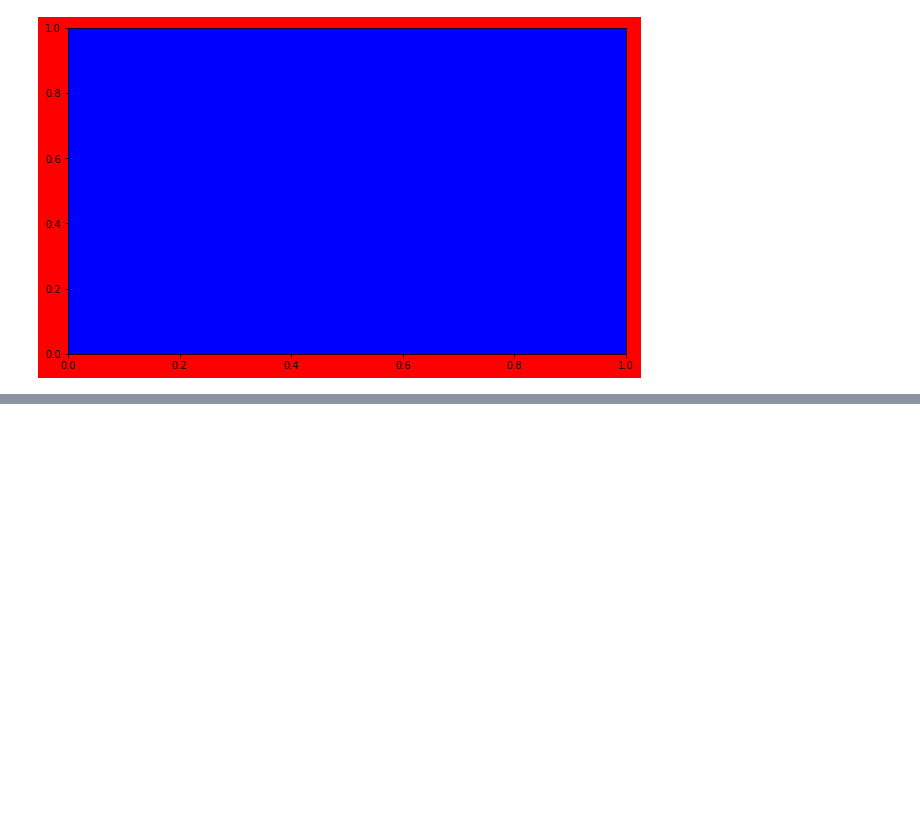
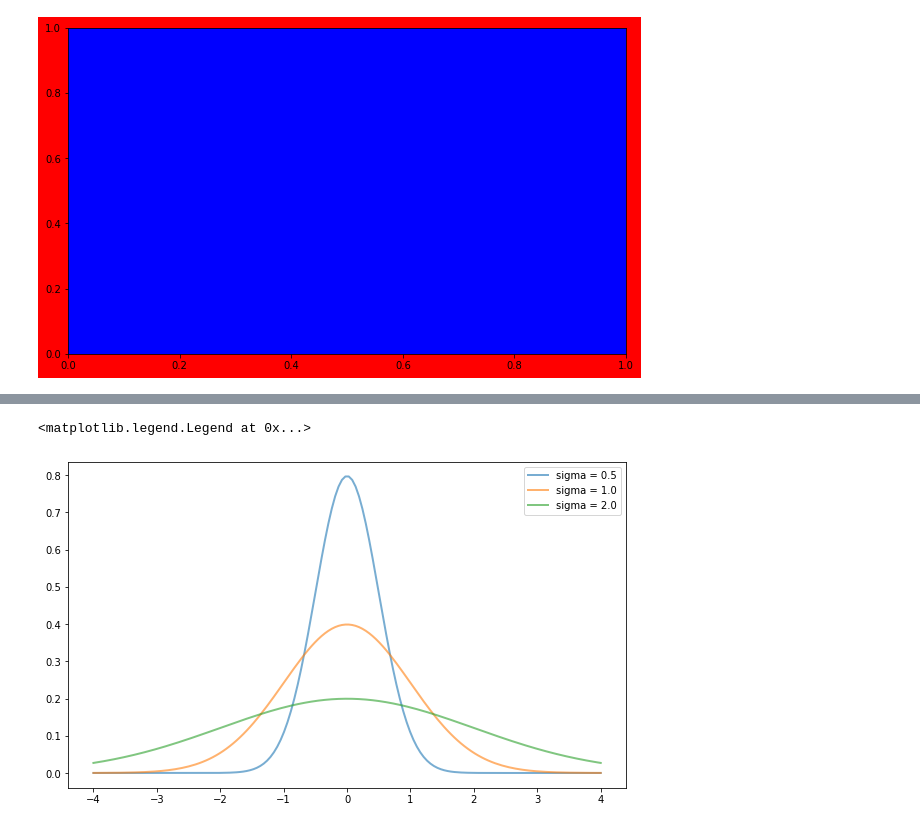
Before and after one commit to amoreira2/Lectures, a Jupyter notebook: chapters/scientific/plotting1.ipynb, the cells around one changed output, grey strips where cells are left out. Saved outputs shown, nothing was run; the diff lists cells and outputs as text; code cells hidden in the pictures; blank space fills up the shorter version.

```diff
--- a/chapters/scientific/plotting1.ipynb
+++ b/chapters/scientific/plotting1.ipynb
@@ -189,0 +204,17 @@ ax.set_facecolor("blue")
+# %%
+from scipy.stats import norm
+from random import uniform
+
+fig, ax = plt.subplots()
+x = np.linspace(-4, 4, 150)
+S=[0.5,1.,2.]
+
+for i in range(3):
+    m, s = 0., S[i]
+    y = norm.pdf(x, loc=m, scale=s)
+    current_label = f'sigma = {s:.2}'
+    ax.plot(x, y, linewidth=2, alpha=0.6, label=current_label)
+ax.legend()
+# %% [output]
+<matplotlib.legend.Legend at 0x...>
+[figure, added]
```
Also changed, not shown: parts of 8 cells of this notebook, 1 other file.
